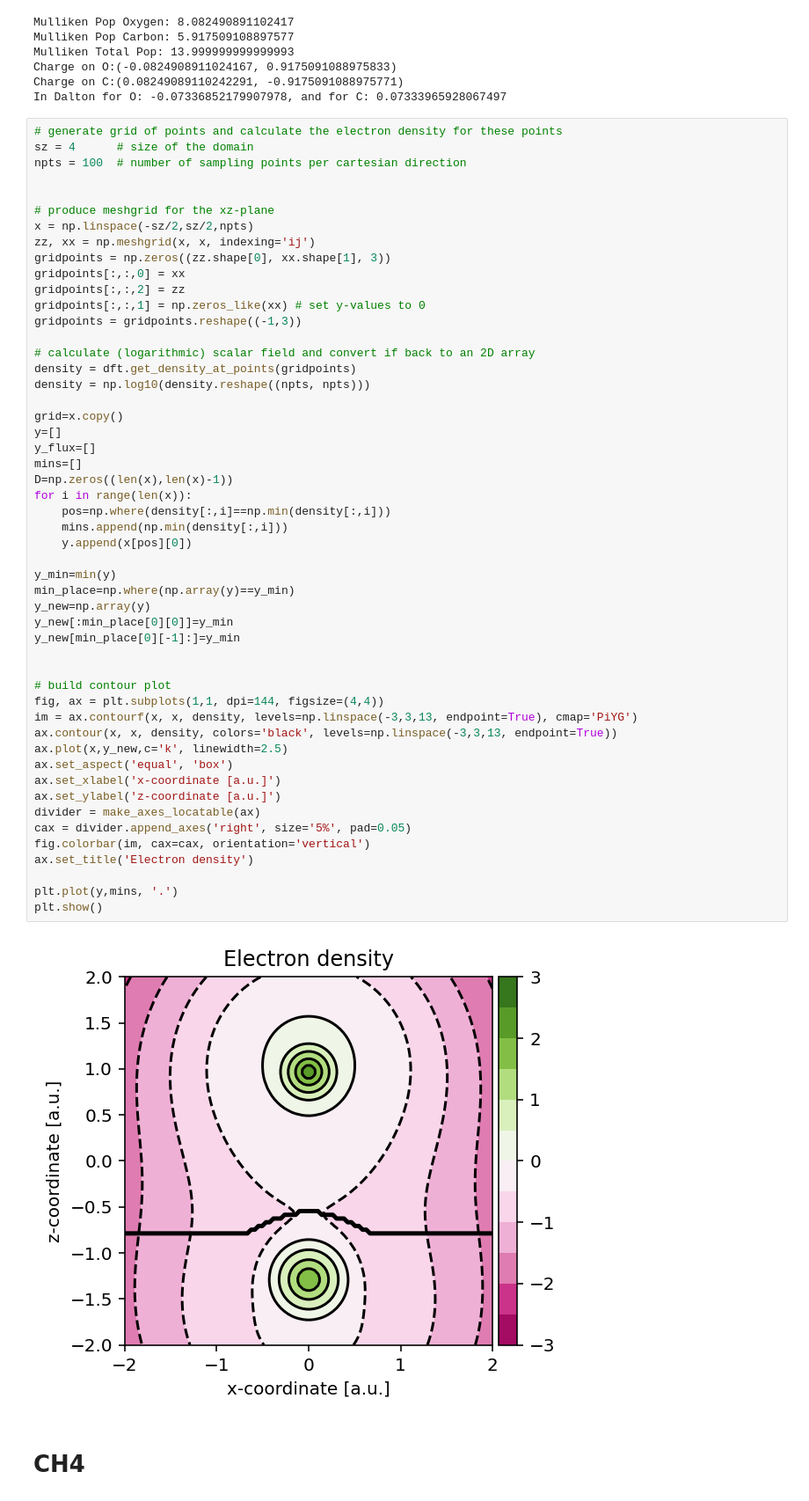
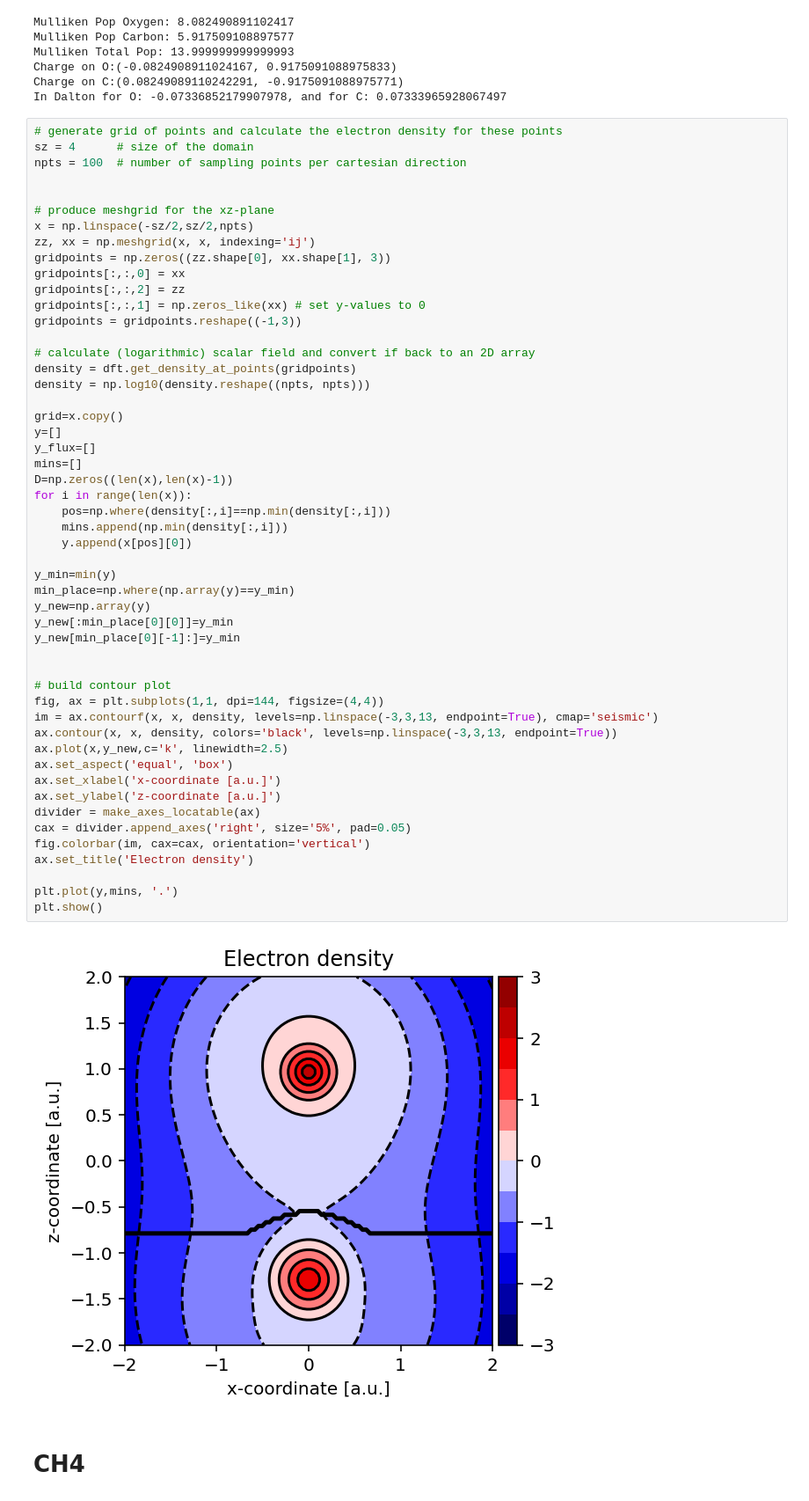
Before and after one commit to puckspringintveld/CompChem_G2, a Jupyter notebook: Charge Decomposition/Mullikin/Mullikin_charge_decomposition.ipynb, the cells around one changed output. Shown at 88% size. Cells and saved outputs as stored; diff of their text form.

```diff
--- a/Charge Decomposition/Mullikin/Mullikin_charge_decomposition.ipynb
+++ b/Charge Decomposition/Mullikin/Mullikin_charge_decomposition.ipynb
@@ -64,35 +64,35 @@ y=[]
 y_flux=[]
 mins=[]
 D=np.zeros((len(x),len(x)-1))
 for i in range(len(x)):
     pos=np.where(density[:,i]==np.min(density[:,i]))
     mins.append(np.min(density[:,i]))
     y.append(x[pos][0])
 
 y_min=min(y)
 min_place=np.where(np.array(y)==y_min)
 y_new=np.array(y)
 y_new[:min_place[0][0]]=y_min
 y_new[min_place[0][-1]:]=y_min
 
 
 # build contour plot
 fig, ax = plt.subplots(1,1, dpi=144, figsize=(4,4))
-im = ax.contourf(x, x, density, levels=np.linspace(-3,3,13, endpoint=True), cmap='PiYG')
+im = ax.contourf(x, x, density, levels=np.linspace(-3,3,13, endpoint=True), cmap='seismic')
 ax.contour(x, x, density, colors='black', levels=np.linspace(-3,3,13, endpoint=True))
 ax.plot(x,y_new,c='k', linewidth=2.5)
 ax.set_aspect('equal', 'box')
 ax.set_xlabel('x-coordinate [a.u.]')
 ax.set_ylabel('z-coordinate [a.u.]')
 divider = make_axes_locatable(ax)
 cax = divider.append_axes('right', size='5%', pad=0.05)
 fig.colorbar(im, cax=cax, orientation='vertical')
 ax.set_title('Electron density')
 
 plt.plot(y,mins, '.')
 plt.show()
 # %% [output]
-[figure, old version]
+[figure, new version]
 # %% [markdown]
 # CH4
 # %%
```
